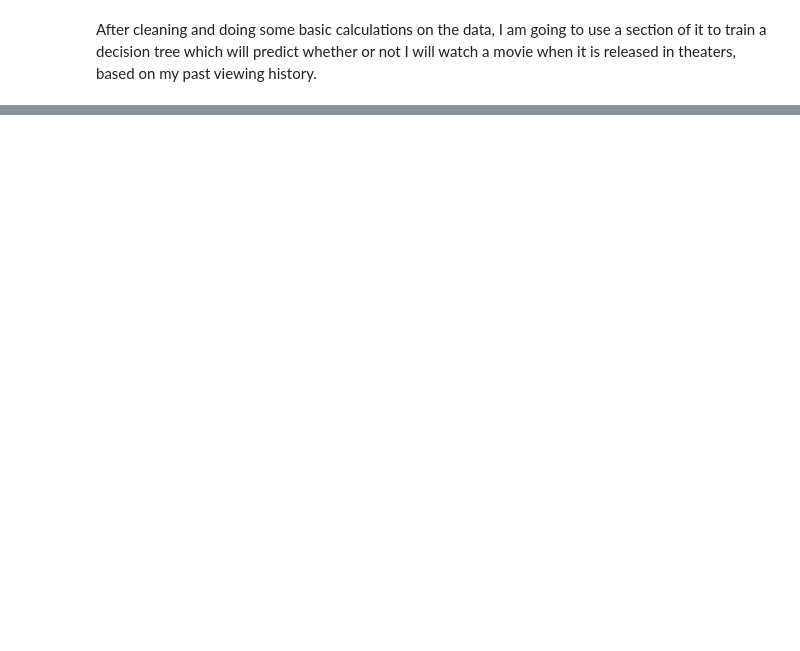
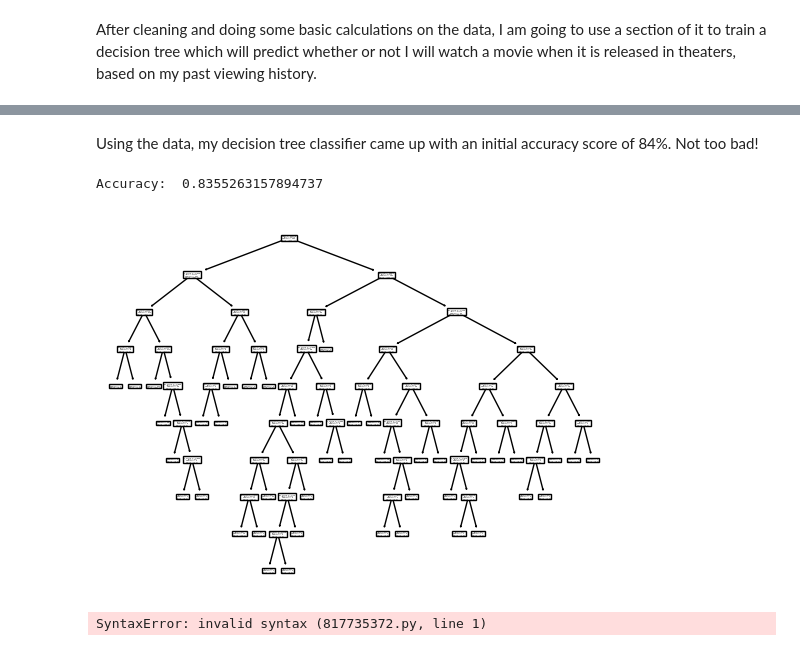
Before and after one commit to amlaffoon/cinemaphile, a Jupyter notebook: movies.ipynb, the cells around one changed output, grey strips where cells are left out. Drawn from its saved outputs; the diff is of its cells as text; code cells hidden in the pictures; blank space fills up the shorter version.

Commit message:
decision tree classifier

```diff
--- a/movies.ipynb
+++ b/movies.ipynb
@@ -203,4 +200,4 @@ convert_column_to_numerical('Genre')
 # %%
-# convert Title to numeric by taking the len() of each string. "Alien" would be 5, "Babe" would be 4, "Zoolander" would be 9, and so on.
-df1.Title = df1.Title.apply(str).apply(len)
-df1
+# convert "Title" to numeric by taking the len() of each string. "Alien" would be 5, "Babe" would be 4, "Zoolander" would be 9, and so on. Convert "Theatres" from a Boolean to a value of 0 or 1.
+my_df.Title = my_df.Title.apply(str).apply(len)
+my_df["Theatres"] = my_df["Theatres"].astype(int)
@@ -220,0 +208,2 @@ df1
+# %%
+my_dataset = my_df.loc[my_df['Year'] >= 2000]
@@ -220,0 +213,8 @@ df1
+# %%
+features = ['Year', 'Runtime', 'RT_Score', 'Genre', 'Subgenre', 'Rating', 'Director']
+X = my_dataset[features]
+y = my_dataset['Theatres']
+
+X_train, X_test, y_train, y_test = train_test_split(X, y, random_state=1)
+print(X)
+print(y)
@@ -220,0 +239,26 @@ df1
+# %% [markdown]
+Using the data, my decision tree classifier came up with an initial accuracy score of 84%. Not too bad!
+# %%
+dtree = DecisionTreeClassifier()
+dtree = dtree.fit(X_train, y_train)
+
+y_pred = dtree.predict(X_test)
+
+tree.plot_tree(dtree, feature_names=features)
+score = metrics.accuracy_score(y_test, y_pred)
+print("Accuracy: ", score)
+# %% [output]
+Accuracy:  0.8355263157894737
+[figure, added]
+# %%
+year = 2018 #2000
+runtime 1.45 = #2.00
+rt_score 0.35 = # 0.20
+genre = my_dataset['Genre'] #
+subgenre = my_dataset['Subgenre'] #
+rating = my_dataset['Rating'] #
+director = my_dataset['Director'] #
+
+print(dtree.predict([[year, runtime, rt_score, genre, subgenre, rating, director]]))
+# %% [output]
+SyntaxError: invalid syntax (817735372.py, line 1)
```
Also changed, not shown: parts of 20 cells of this notebook.
